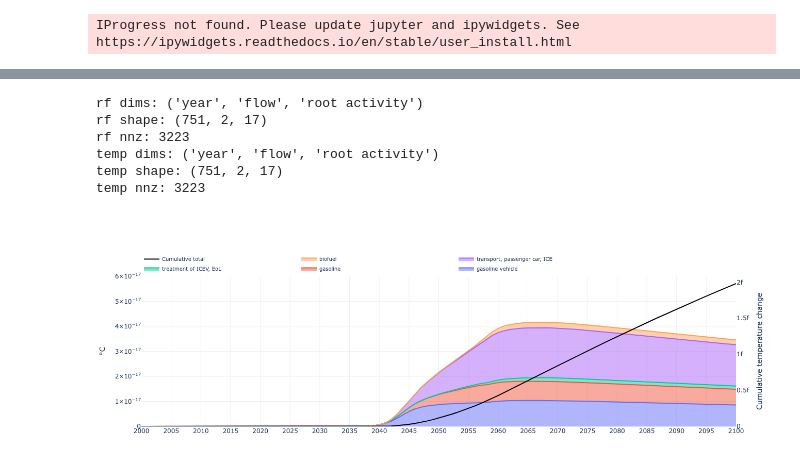
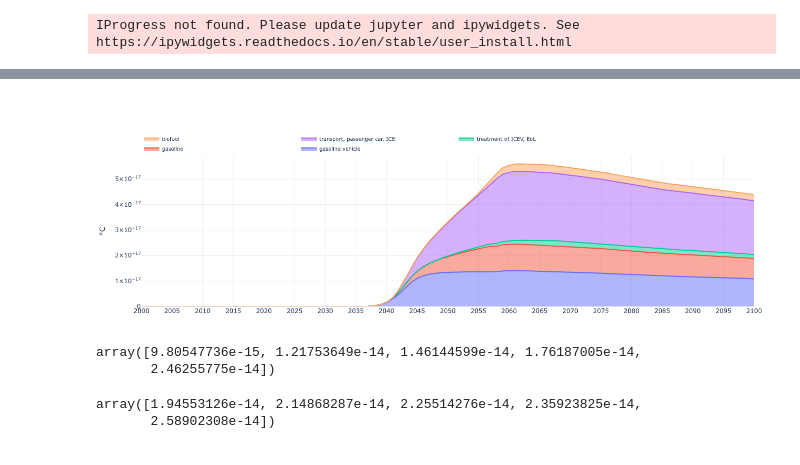
Before and after one commit to Laboratory-for-Energy-Systems-Analysis/trails, a Jupyter notebook: dev/example/numerical example.ipynb, the cells around one changed output, grey strips where cells are left out. Saved outputs shown, nothing was run; the diff lists cells and outputs as text; code cells hidden in the pictures.

```diff
--- a/dev/example/numerical example.ipynb
+++ b/dev/example/numerical example.ipynb
@@ -87,29 +85,12 @@ fig.show()
-# %%
-print("rf dims:", trails.instant_radiative_forcing.dims)
-print("rf shape:", trails.instant_radiative_forcing.shape)
-print("rf nnz:", int(getattr(trails.instant_radiative_forcing.data, "nnz", 0)))
-
-print("temp dims:", trails.delta_temperature.dims)
-print("temp shape:", trails.delta_temperature.shape)
-print("temp nnz:", int(getattr(trails.delta_temperature.data, "nnz", 0)))
-# %% [output]
-rf dims: ('year', 'flow', 'root activity')
-rf shape: (751, 2, 17)
-rf nnz: 3223
-temp dims: ('year', 'flow', 'root activity')
-temp shape: (751, 2, 17)
-temp nnz: 3223
 # %%
 from trails import plot_temp
 
 plot_temp(
     trails,
     by="root activity",
     title="Temperature change by root activity",
     method_label="°C",
     year_range=(2000, 2100),
-    y_max=0.6e-16,
-    #show_cumulative_quantile_band=True
 )
 # %% [output]
-[figure, old version]
+[figure, new version]
@@ -120,0 +97,10 @@ print("max band width:", float((p95 - p5).max().values))
+# %%
+trails.delta_temperature.sum(axis=[1, 2, 3]).data.todense()
+# %% [output]
+array([9.80547736e-15, 1.21753649e-14, 1.46144599e-14, 1.76187005e-14,
+       2.46255775e-14])
+# %%
+trails.instant_radiative_forcing.sum(axis=[1, 2, 3]).data.todense()
+# %% [output]
+array([1.94553126e-14, 2.14868287e-14, 2.25514276e-14, 2.35923825e-14,
+       2.58902308e-14])
```
Also changed, not shown: parts of 3 cells of this notebook, 2 other files.
